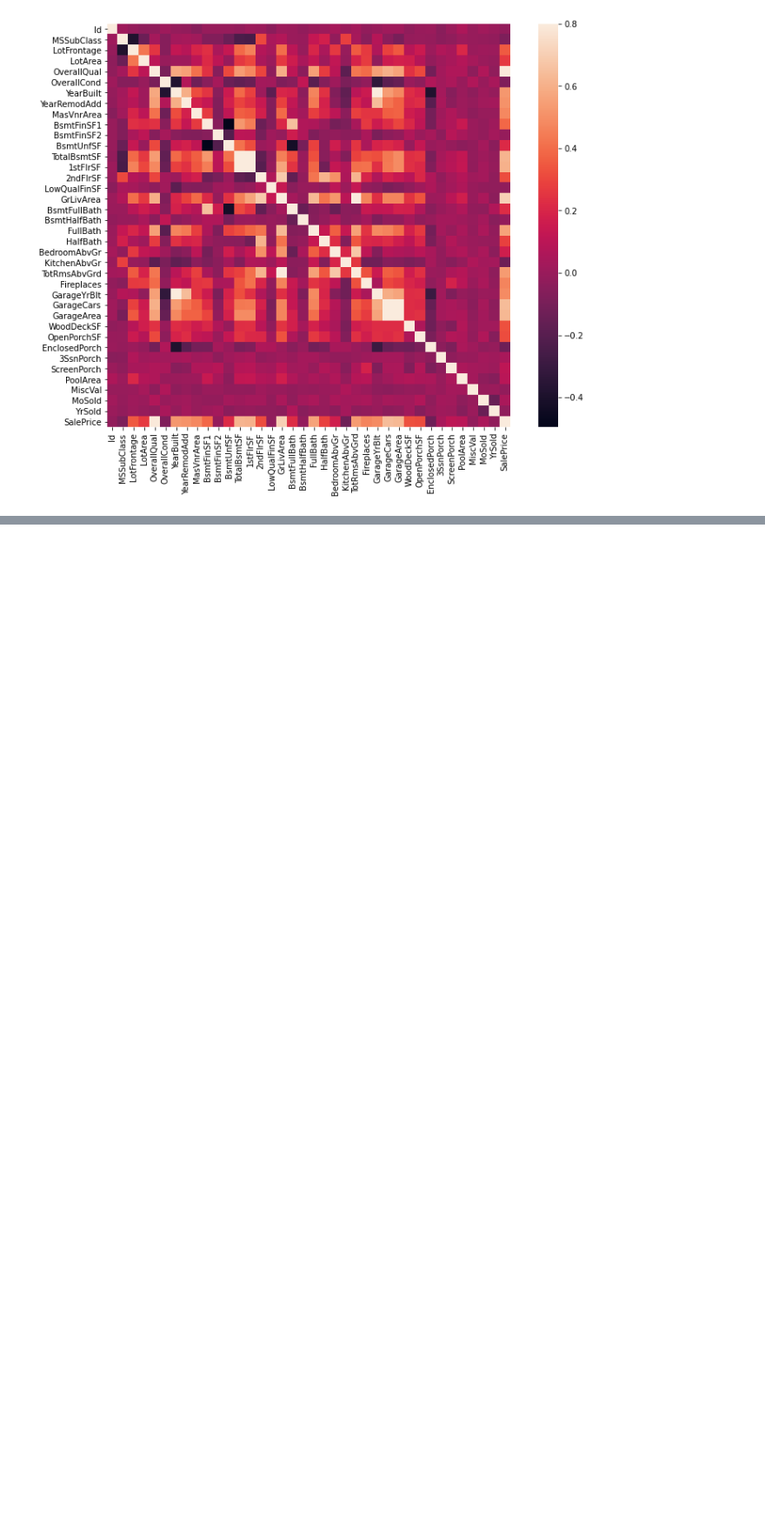
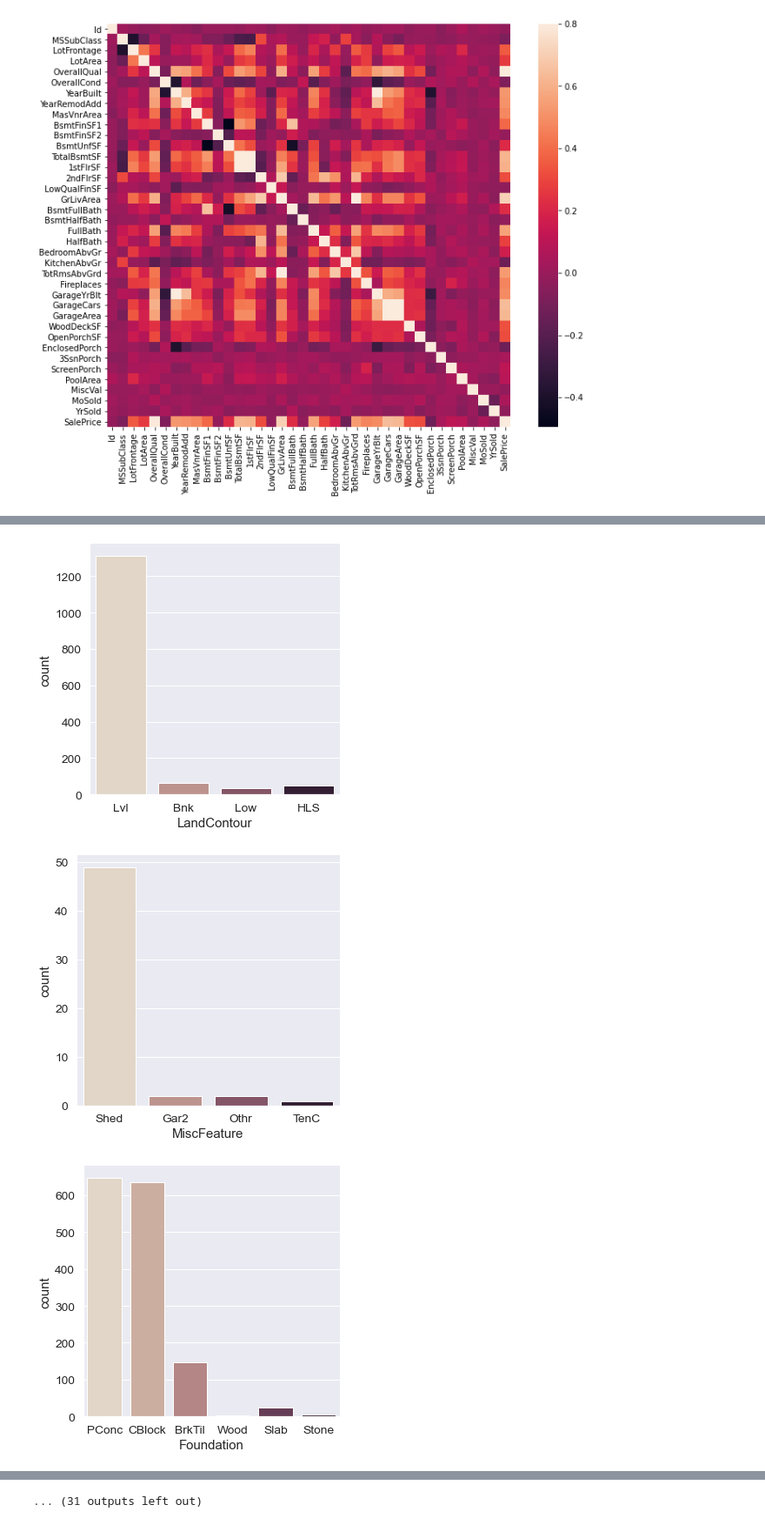
Before and after one commit to Victra15/lectures-bigphys, a Jupyter notebook: term_project/Temp_code.ipynb, the cells around one changed output, grey strips where cells are left out. Shown at 87% size. Drawn from its saved outputs; the diff is of its cells as text; code cells hidden in the pictures; blank space fills up the shorter version.

```diff
--- a/term_project/Temp_code.ipynb
+++ b/term_project/Temp_code.ipynb
@@ -119,0 +73,5 @@ new_df_train
+# %%
+quantitative_df = df_train._get_numeric_data()
+quantitative_list = set(quantitative_df.columns)
+qualitative_list = set(df_train.columns) - (quantitative_list)
+qualitative_df = df_train[qualitative_list]
@@ -119,0 +123,11 @@ new_df_train
+# %%
+i = 0
+
+for column in qualitative_list:
+    sns_plot = sns.catplot(x=column, kind="count", palette="ch:.25", data=df_train)
+    sns_plot.savefig("count"+str(i)+".png")
+    i += 1
+# %% [output]
+[figure, added]
+[figure, added]
+[figure, added]
@@ -119,0 +143 @@ new_df_train
+... (31 outputs left out)
```
Also changed, not shown: parts of 22 cells of this notebook, 27 other files.
